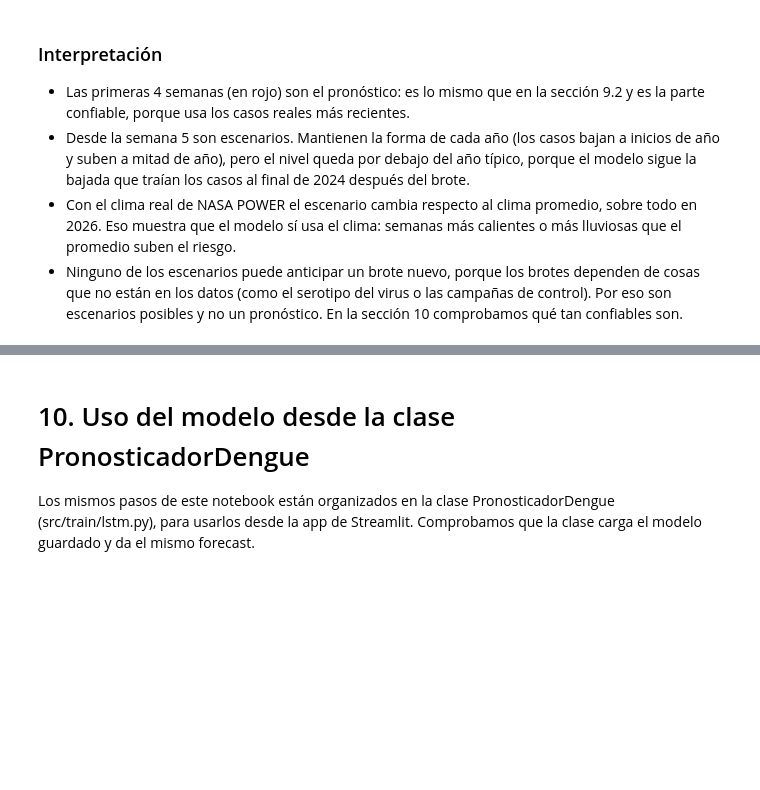
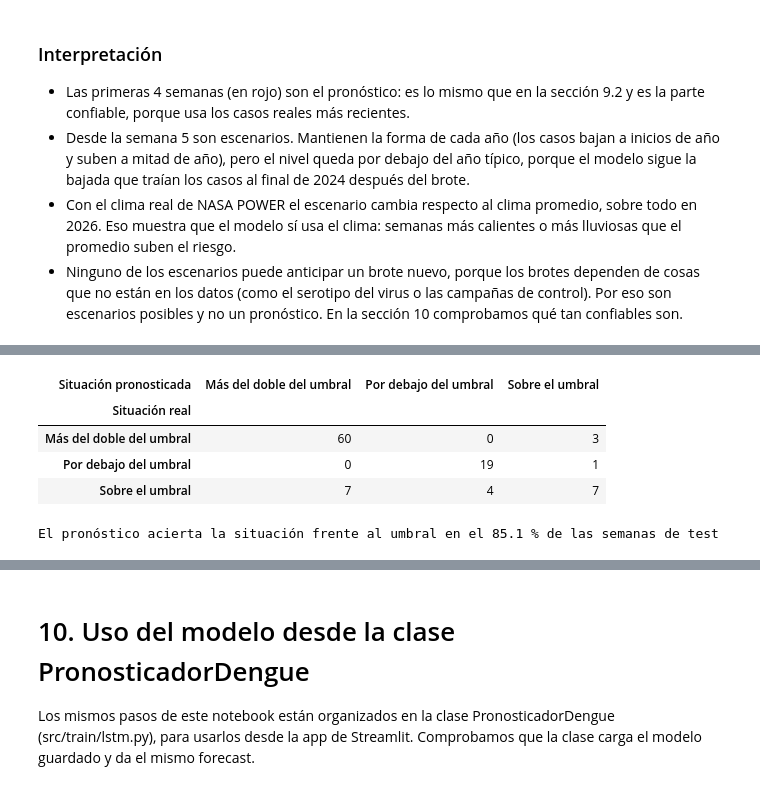
Before and after one commit to DiegoMonteroCRC/VectorIA, a Jupyter notebook: notebooks/03_LSTM_Casos.ipynb, the cells around one changed output, grey strips where cells are left out. Drawn from its saved outputs; the diff is of its cells as text; code cells hidden in the pictures; blank space fills up the shorter version.

```diff
--- a/notebooks/03_LSTM_Casos.ipynb
+++ b/notebooks/03_LSTM_Casos.ipynb
@@ -782,0 +829,24 @@ plt.legend()
+# %%
+# ¿El pronóstico detecta cuándo los casos superan el umbral?
+def situacion(casos, umbral):
+    if casos > 2 * umbral:
+        return 'Más del doble del umbral'
+    if casos > umbral:
+        return 'Sobre el umbral'
+    return 'Por debajo del umbral'
+
+situacion_real = [situacion(c, u) for c, u in zip(comparacion_umbral['Casos reales (4 semanas)'], comparacion_umbral['Umbral endémico'])]
+situacion_pred = [situacion(c, u) for c, u in zip(comparacion_umbral['Pronóstico LSTM (4 semanas)'], comparacion_umbral['Umbral endémico'])]
+
+pd.crosstab(pd.Series(situacion_real, name='Situación real'), pd.Series(situacion_pred, name='Situación pronosticada'))
+# %% [output]
+| Situación pronosticada | Más del doble del umbral | Por debajo del umbral | Sobre el umbral |
+| Situación real |  |  |  |
+| Más del doble del umbral | 60 | 0 | 3 |
+| Por debajo del umbral | 0 | 19 | 1 |
+| Sobre el umbral | 7 | 4 | 7 |
+# %%
+acierto = np.mean(np.array(situacion_real) == np.array(situacion_pred)) * 100
+print(f'El pronóstico acierta la situación frente al umbral en el {acierto:.1f} % de las semanas de test')
+# %% [output]
+El pronóstico acierta la situación frente al umbral en el 85.1 % de las semanas de test
```
Also changed, not shown: parts of 18 cells of this notebook, 1 other file.
